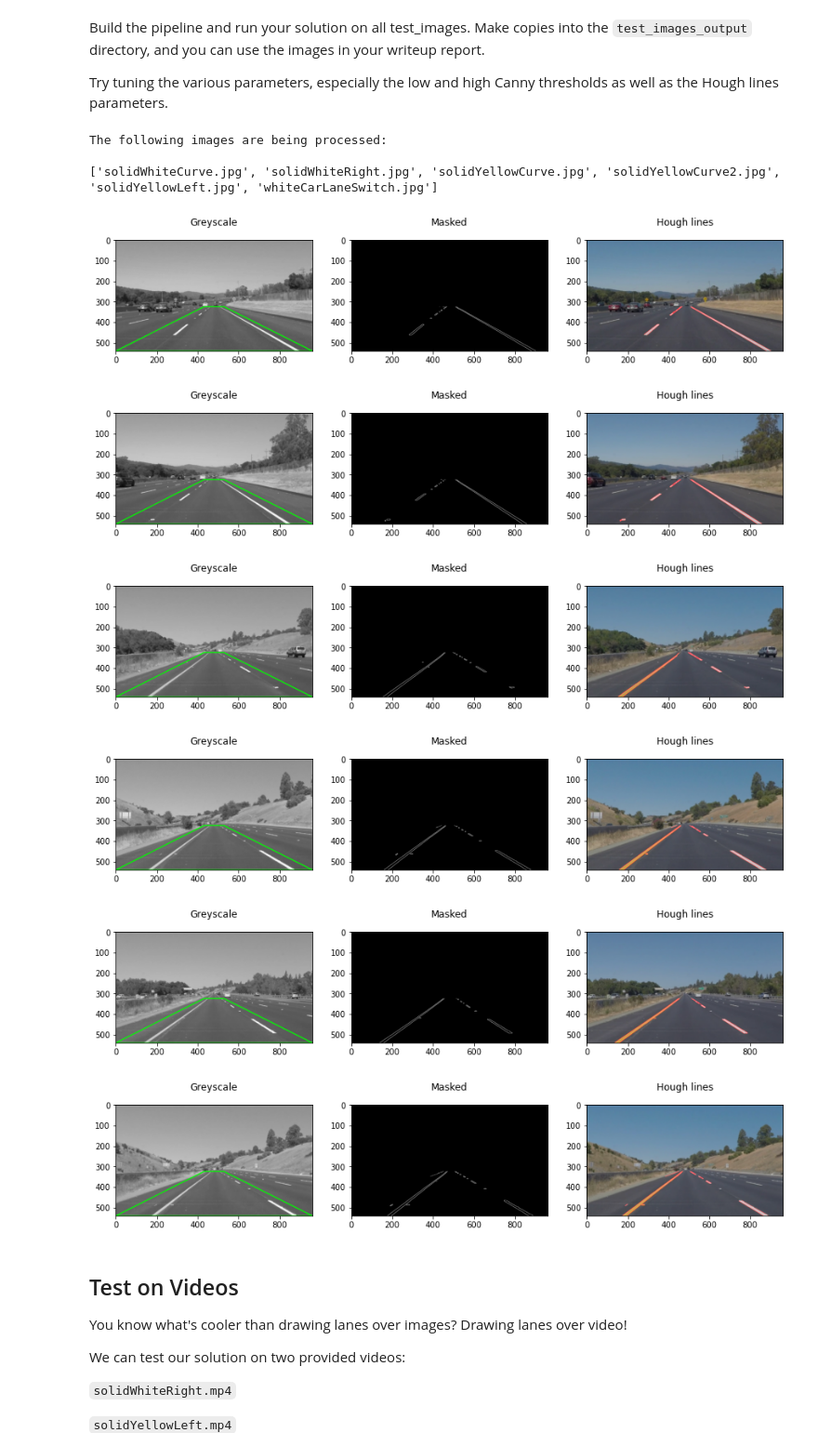
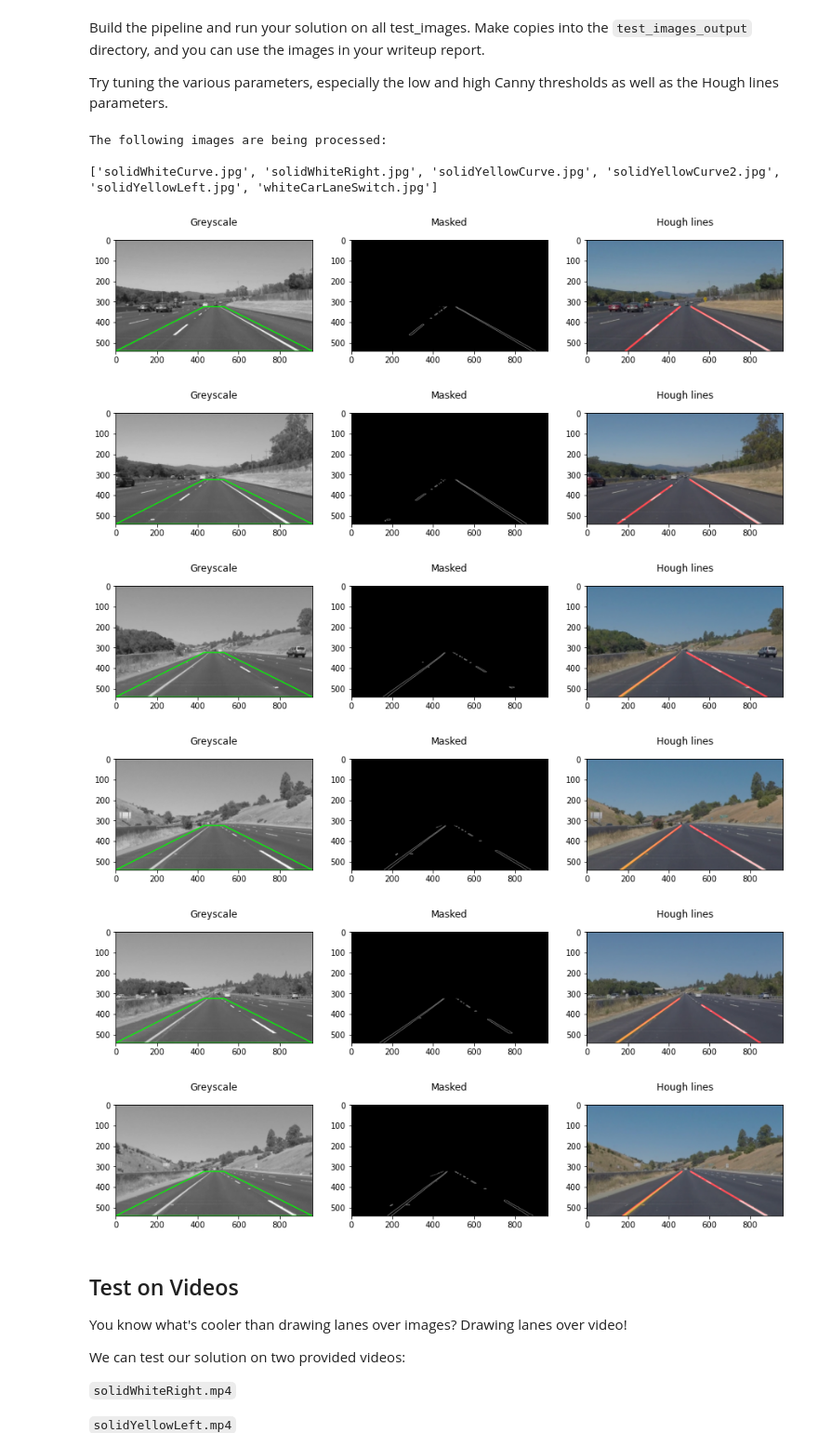
Before and after one commit to yusuf-t/CarND-Basic_Lane_Finding_Pipeline, a Jupyter notebook: P1.ipynb, the cells around one changed output. Shown at 93% size. Cells and saved outputs as stored; diff of their text form; code cells hidden in the pictures.

```diff
--- a/P1.ipynb
+++ b/P1.ipynb
@@ -300,47 +356,48 @@ canny_threshold_high = 120
 
 #Mask parameters
 width_ratio = 0.55
+
 height_ratio = 0.4
 
 #Hough transform parameters
-rho = 0.5
-theta = np.pi/180*0.25
-threshold = 10
+rho = 1
+theta = np.pi/180
+threshold = 35
 min_line_length = 10
-max_line_gap = 10
+max_line_gap = 2
 
 ### Setting the folders for input and output ###
 dir = 'test_images'
 dir_output = 'test_images_output'
 
 pathlib.Path(dir_output).mkdir(parents=True, exist_ok=True)
 
 list = os.listdir(dir)
 number_files = len(list)
 print('The following images are being processed:\n')
 print(list)
 
 ### Setting whether to output plots
 plots = True
 
 ### Calling the pipeline for all images ###
 
 for file in list:
     image = mpimg.imread(dir + '/' + file)
     output = lane_detect(image, kernel_size, canny_threshold_low, canny_threshold_high,\
                     width_ratio, height_ratio, rho, theta,\
                     threshold, min_line_length, max_line_gap, plots)
     mpimg.imsave(dir_output + '/' + file, output, format='png')
 # %% [output]
 The following images are being processed:
 
 ['solidWhiteCurve.jpg', 'solidWhiteRight.jpg', 'solidYellowCurve.jpg', 'solidYellowCurve2.jpg', 'solidYellowLeft.jpg', 'whiteCarLaneSwitch.jpg']
-[figure, old version]
+[figure, new version]
-[figure, old version]
+[figure, new version]
-[figure, old version]
+[figure, new version]
 [figure]
-[figure, old version]
+[figure, new version]
-[figure, old version]
+[figure, new version]
 # %% [markdown]
 ## Test on Videos
 
```
Also changed, not shown: parts of 7 cells of this notebook, 9 other files.
